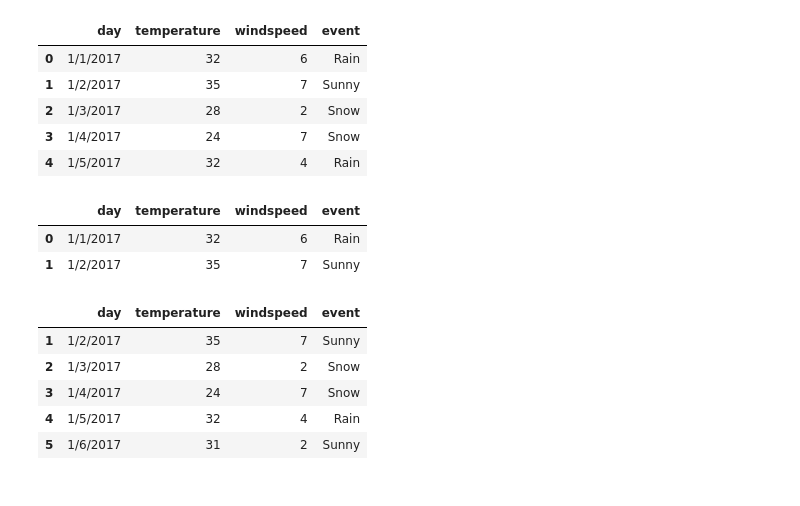
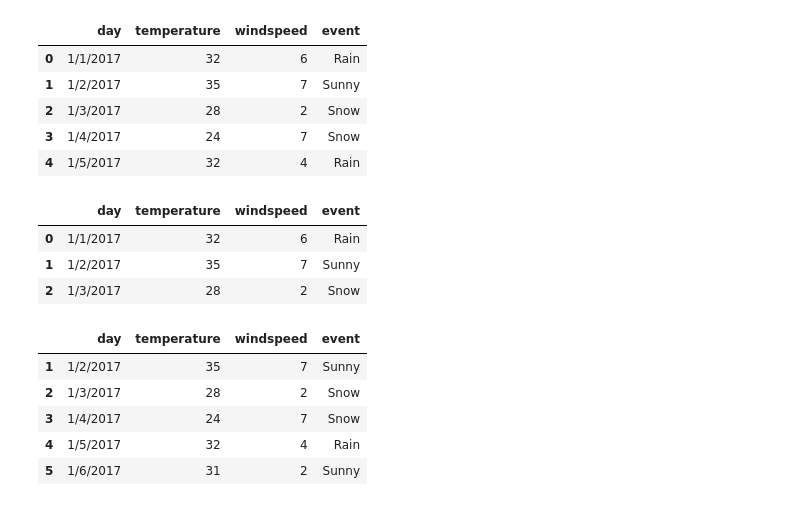
Before and after one commit to Void-Brain70/Pandas, a Jupyter notebook: Dataframe.ipynb, the cells around one changed output. Saved outputs shown, nothing was run; the diff lists cells and outputs as text; code cells hidden in the pictures.

```diff
--- a/Dataframe.ipynb
+++ b/Dataframe.ipynb
@@ -53,11 +61,12 @@ df.head()
 | 3 | 1/4/2017 | 24 | 7 | Snow |
 | 4 | 1/5/2017 | 32 | 4 | Rain |
 # %%
-df.head(2)
+df.head(3)
 # %% [output]
 |  | day | temperature | windspeed | event |
 | 0 | 1/1/2017 | 32 | 6 | Rain |
 | 1 | 1/2/2017 | 35 | 7 | Sunny |
+| 2 | 1/3/2017 | 28 | 2 | Snow |
 # %%
 df.tail()
 # %% [output]
```
Also changed, not shown: parts of 8 cells of this notebook.
